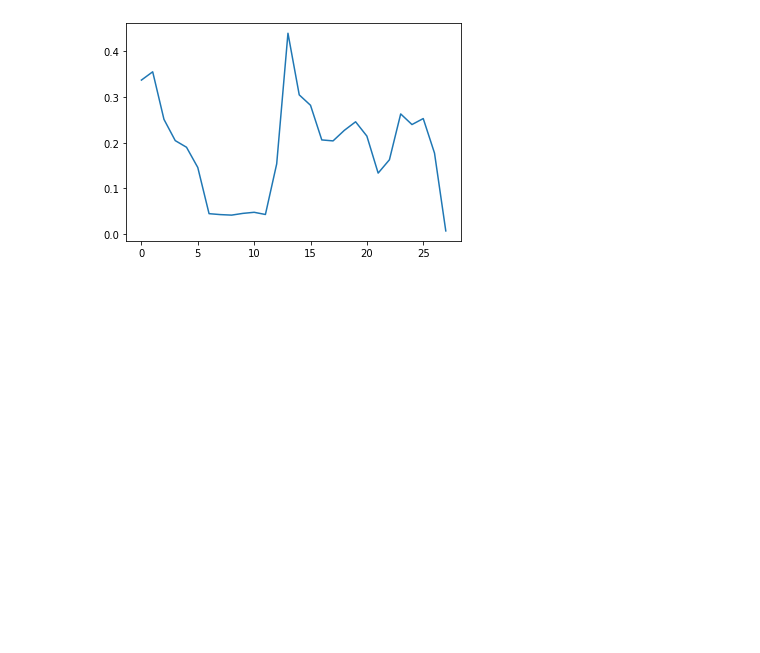
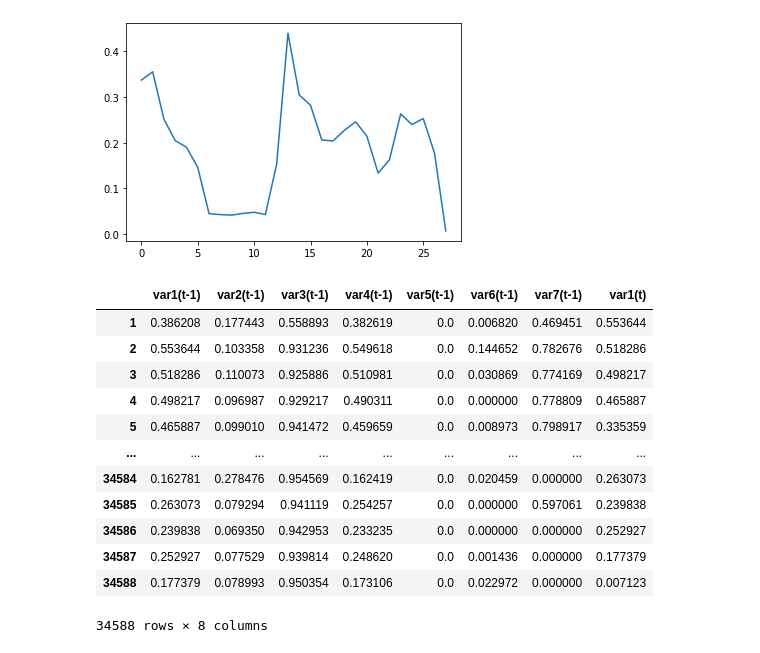
Before and after one commit to marianneSimplon/prevision_conso_energie, a Jupyter notebook: notebooks/EDA_plus_ML.ipynb, the cells around one changed output. Cells and saved outputs as stored; diff of their text form; code cells hidden in the pictures; blank space fills up the shorter version.

```diff
--- a/notebooks/EDA_essais.ipynb
+++ b/notebooks/EDA_plus_ML.ipynb
@@ -779,3 +788,19 @@ plt.plot(test2_y,label="test", color='C0')
 # %% [output]
 [<matplotlib.lines.Line2D at 0x...>]
 [figure]
+# %%
+reframed2
+# %% [output]
+|  | var1(t-1) | var2(t-1) | var3(t-1) | var4(t-1) | var5(t-1) | var6(t-1) | var7(t-1) | var1(t) |
+| 1 | 0.386208 | 0.177443 | 0.558893 | 0.382619 | 0.0 | 0.006820 | 0.469451 | 0.553644 |
+| 2 | 0.553644 | 0.103358 | 0.931236 | 0.549618 | 0.0 | 0.144652 | 0.782676 | 0.518286 |
+| 3 | 0.518286 | 0.110073 | 0.925886 | 0.510981 | 0.0 | 0.030869 | 0.774169 | 0.498217 |
+| 4 | 0.498217 | 0.096987 | 0.929217 | 0.490311 | 0.0 | 0.000000 | 0.778809 | 0.465887 |
+| 5 | 0.465887 | 0.099010 | 0.941472 | 0.459659 | 0.0 | 0.008973 | 0.798917 | 0.335359 |
+| ... | ... | ... | ... | ... | ... | ... | ... | ... |
+| 34584 | 0.162781 | 0.278476 | 0.954569 | 0.162419 | 0.0 | 0.020459 | 0.000000 | 0.263073 |
+| 34585 | 0.263073 | 0.079294 | 0.941119 | 0.254257 | 0.0 | 0.000000 | 0.597061 | 0.239838 |
+| 34586 | 0.239838 | 0.069350 | 0.942953 | 0.233235 | 0.0 | 0.000000 | 0.000000 | 0.252927 |
+| 34587 | 0.252927 | 0.077529 | 0.939814 | 0.248620 | 0.0 | 0.001436 | 0.000000 | 0.177379 |
+| 34588 | 0.177379 | 0.078993 | 0.950354 | 0.173106 | 0.0 | 0.022972 | 0.000000 | 0.007123 |
+34588 rows × 8 columns
```
Also changed, not shown: parts of 13 cells of this notebook.
